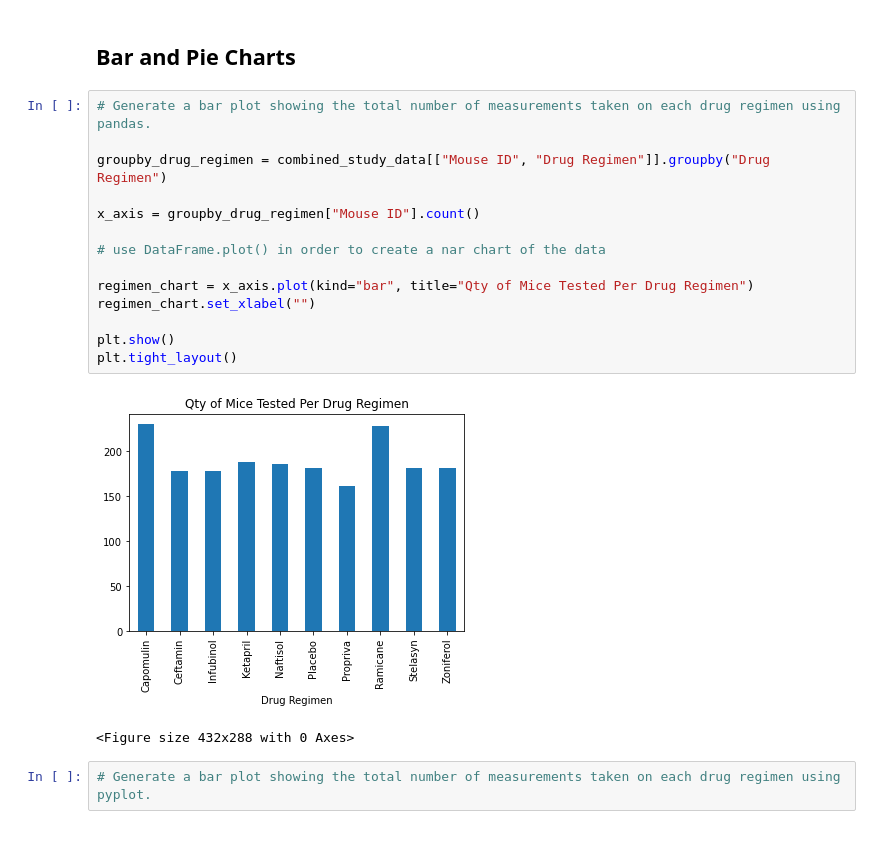
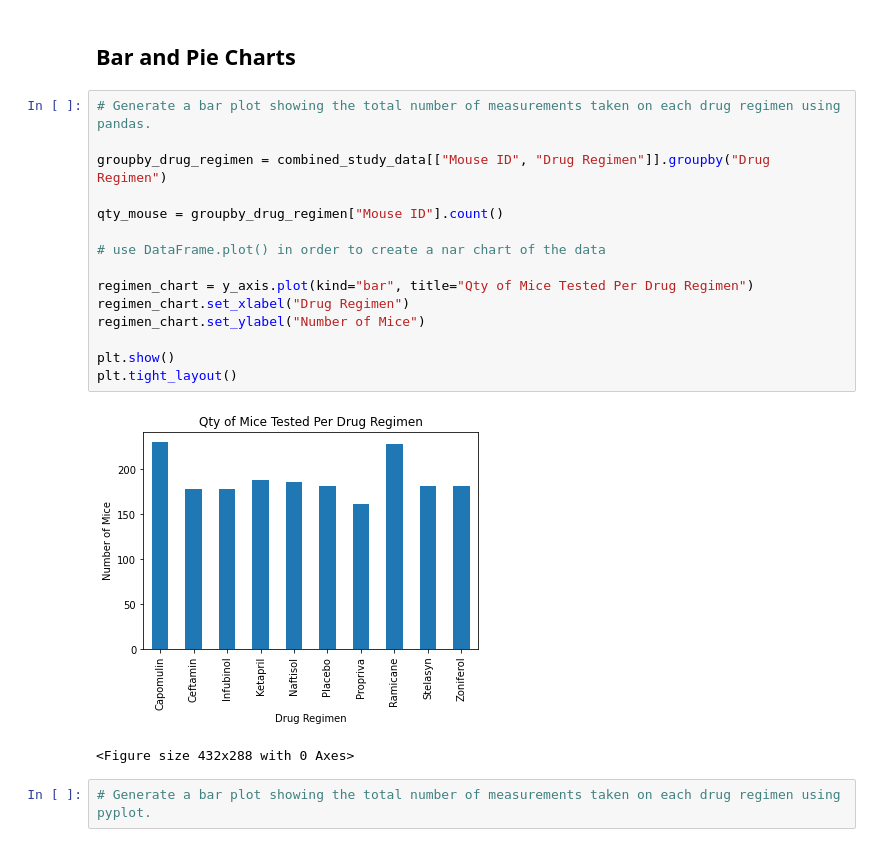
Before and after one commit to TinaKuo77/Matplotlib_Challenging, a Jupyter notebook: Pymaceuticals/FinalResult.ipynb, the cells around one changed output. Saved outputs shown, nothing was run; the diff lists cells and outputs as text.

Commit message:
The Power of Plots

```diff
--- a/Pymaceuticals/FinalResult.ipynb
+++ b/Pymaceuticals/FinalResult.ipynb
@@ -136,19 +136,20 @@ combined_study_data.groupby("Drug Regimen")["Tumor Volume (mm3)"].describe()
 # %%
 # Generate a bar plot showing the total number of measurements taken on each drug regimen using pandas.
 
 groupby_drug_regimen = combined_study_data[["Mouse ID", "Drug Regimen"]].groupby("Drug Regimen")
 
-x_axis = groupby_drug_regimen["Mouse ID"].count()
+qty_mouse = groupby_drug_regimen["Mouse ID"].count()
 
 # use DataFrame.plot() in order to create a nar chart of the data
 
-regimen_chart = x_axis.plot(kind="bar", title="Qty of Mice Tested Per Drug Regimen")
-regimen_chart.set_xlabel("")
+regimen_chart = y_axis.plot(kind="bar", title="Qty of Mice Tested Per Drug Regimen")
+regimen_chart.set_xlabel("Drug Regimen")
+regimen_chart.set_ylabel("Number of Mice")
 
 plt.show()
 plt.tight_layout()
 # %% [output]
-[figure, old version]
+[figure, new version]
 <Figure size 432x288 with 0 Axes>
 # %%
 # Generate a bar plot showing the total number of measurements taken on each drug regimen using pyplot.
```
